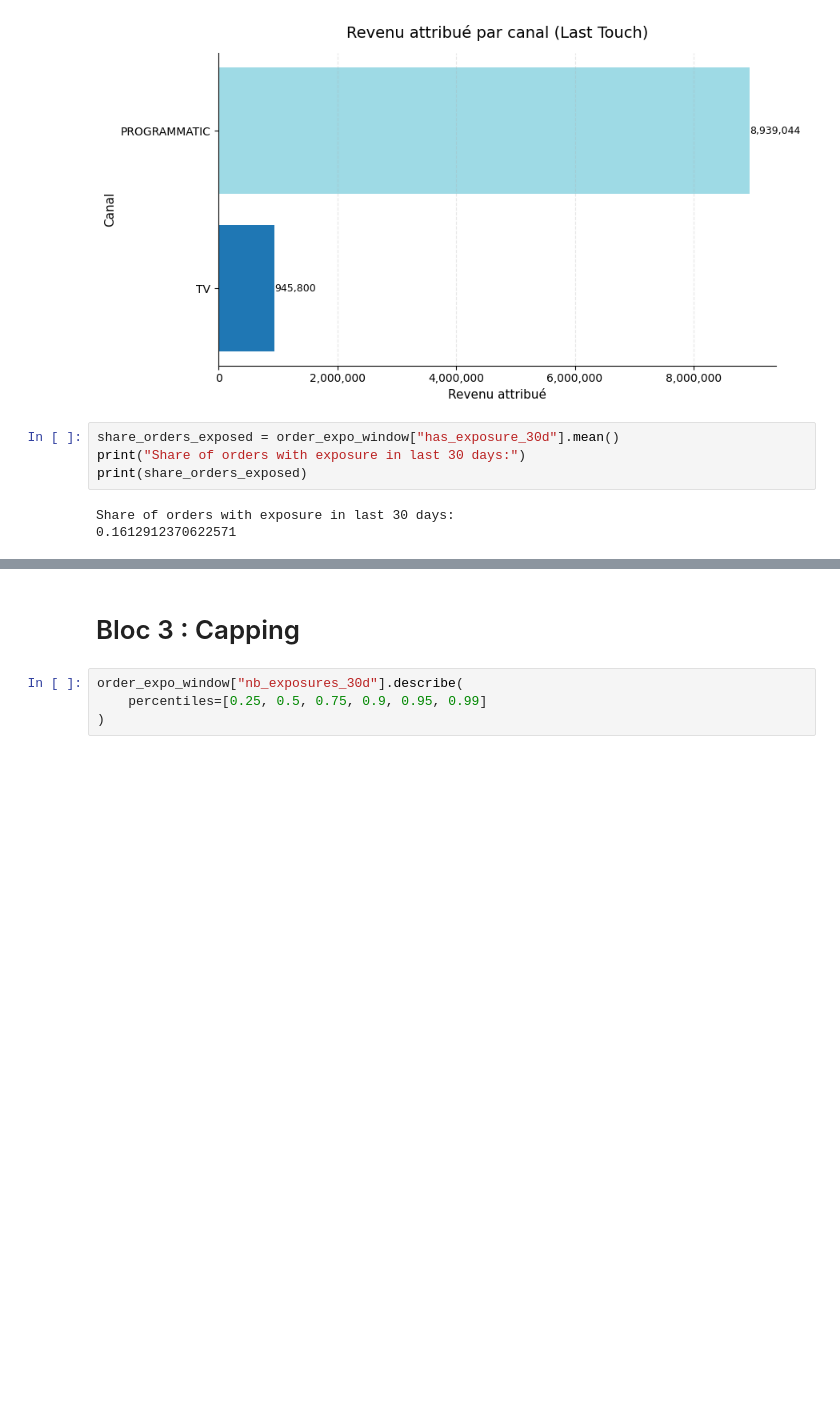
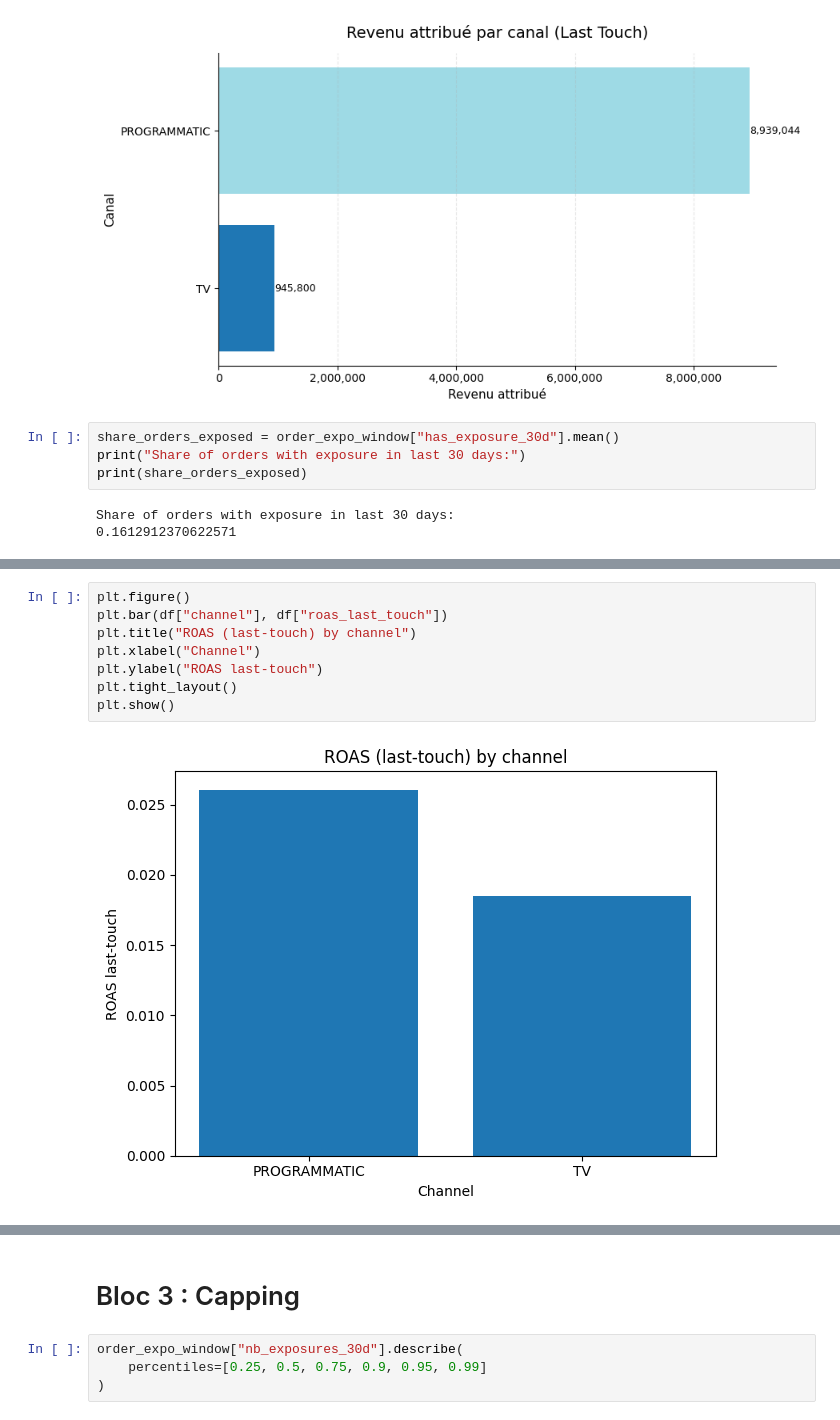
Before and after one commit to DomNoutsGit/Business_Data_Case, a Jupyter notebook: Media_effectiveness.ipynb, the cells around one changed output, grey strips where cells are left out. Drawn from its saved outputs; the diff is of its cells as text; blank space fills up the shorter version.

```diff
--- a/Media_effectiveness.ipynb
+++ b/Media_effectiveness.ipynb
@@ -328,0 +347,10 @@ Share of orders with exposure in last 30 days:
+# %%
+plt.figure()
+plt.bar(df["channel"], df["roas_last_touch"])
+plt.title("ROAS (last-touch) by channel")
+plt.xlabel("Channel")
+plt.ylabel("ROAS last-touch")
+plt.tight_layout()
+plt.show()
+# %% [output]
+[figure, added]
```
Also changed, not shown: parts of 3 cells of this notebook.
